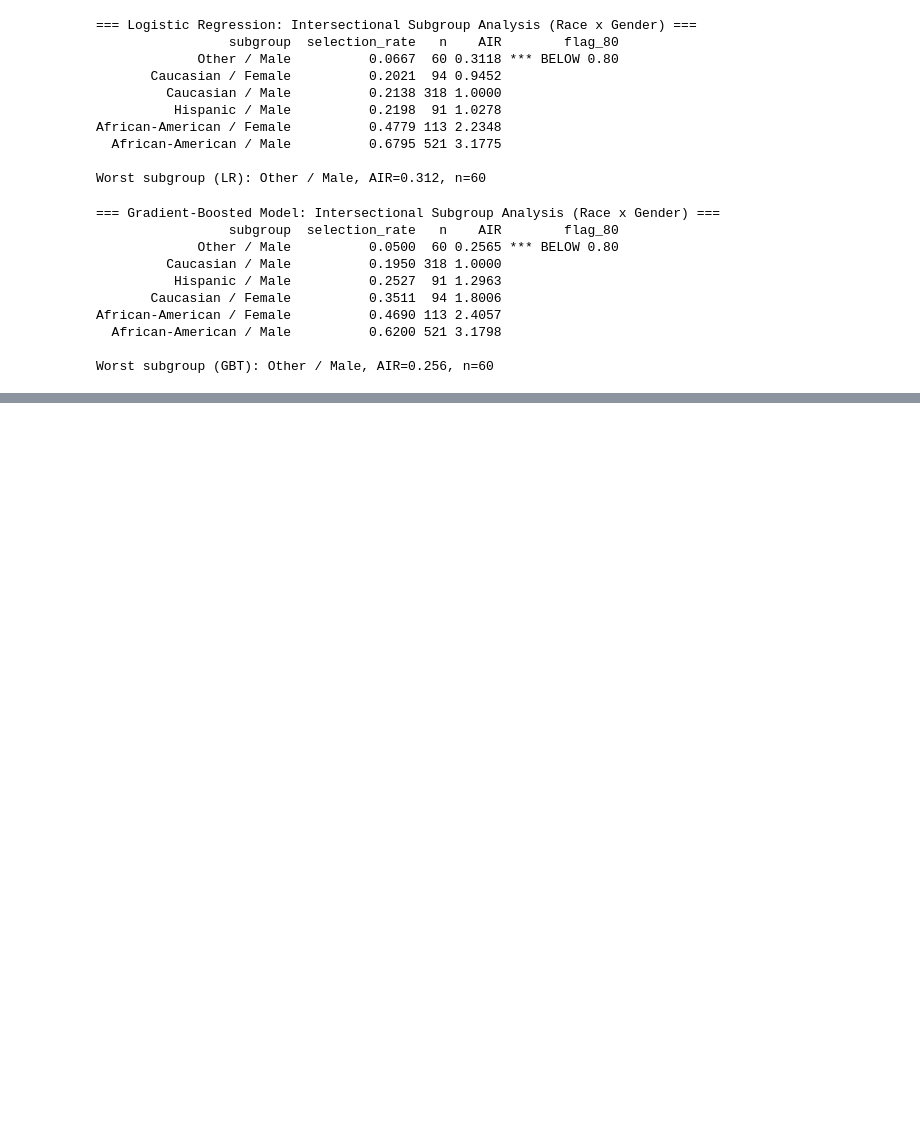
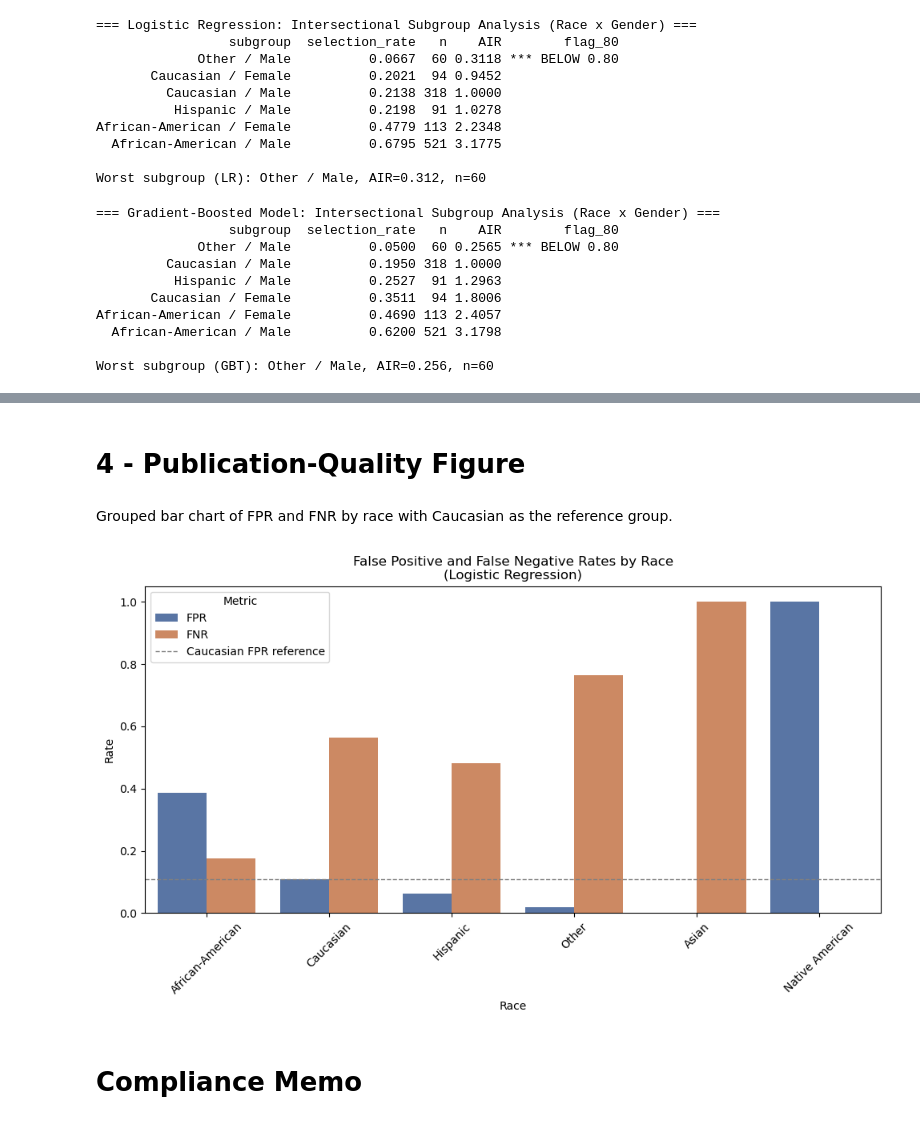
Before and after one commit to isambilo/rML, a Jupyter notebook: COMPAS_Analysis.ipynb, the cells around one changed output, grey strips where cells are left out. Drawn from its saved outputs; the diff is of its cells as text; code cells hidden in the pictures; blank space fills up the shorter version.

Commit message:
Final Assignment 3 submission with: Updated format for ease of access and reading; Robust solas-ai computation; Final memo based on findings.

```diff
--- a/COMPAS_Analysis.ipynb
+++ b/COMPAS_Analysis.ipynb
@@ -1509,0 +1670,9 @@ Worst subgroup (GBT): Other / Male, AIR=0.256, n=60
+# %%
+baseline = race_error_rates[
+    race_error_rates["race"] == "Caucasian"
+].iloc[0]
+
+race_error_rates["Δ_FPR"] = race_error_rates["FPR"] - baseline["FPR"]
+race_error_rates["Δ_FNR"] = race_error_rates["FNR"] - baseline["FNR"]
+
+race_error_rates
@@ -1509,0 +1748,47 @@ Worst subgroup (GBT): Other / Male, AIR=0.256, n=60
+# %% [markdown]
+# 4 - Publication-Quality Figure
+# %% [markdown]
+Grouped bar chart of FPR and FNR by race with Caucasian as the reference group.
+# %%
+plot_df = race_error_rates[["race", "FPR", "FNR"]].copy()
+
+# Convert to long format for grouped bars
+plot_long = plot_df.melt(
+    id_vars="race",
+    value_vars=["FPR", "FNR"],
+    var_name="Error Type",
+    value_name="Rate"
+)
+# %%
+plt.figure(figsize=(10, 6))
+
+sns.barplot(
+    data=plot_long,
+    x="race",
+    y="Rate",
+    hue="Error Type",
+    palette=["#4C72B0", "#DD8452"]
+)
+
+plt.axhline(
+    y=race_error_rates.loc[
+        race_error_rates["race"] == "Caucasian", "FPR"
+    ].values[0],
+    linestyle="--",
+    linewidth=1,
+    color="gray",
+    label="Caucasian FPR reference"
+)
+
+plt.title("False Positive and False Negative Rates by Race\n(Logistic Regression)")
+plt.xlabel("Race")
+plt.ylabel("Rate")
+plt.legend(title="Metric")
+plt.xticks(rotation=45)
+plt.tight_layout()
+
+plt.show()
+# %% [output]
+[figure, added]
+# %% [markdown]
+# Compliance Memo
```
Also changed, not shown: parts of 39 cells of this notebook.
